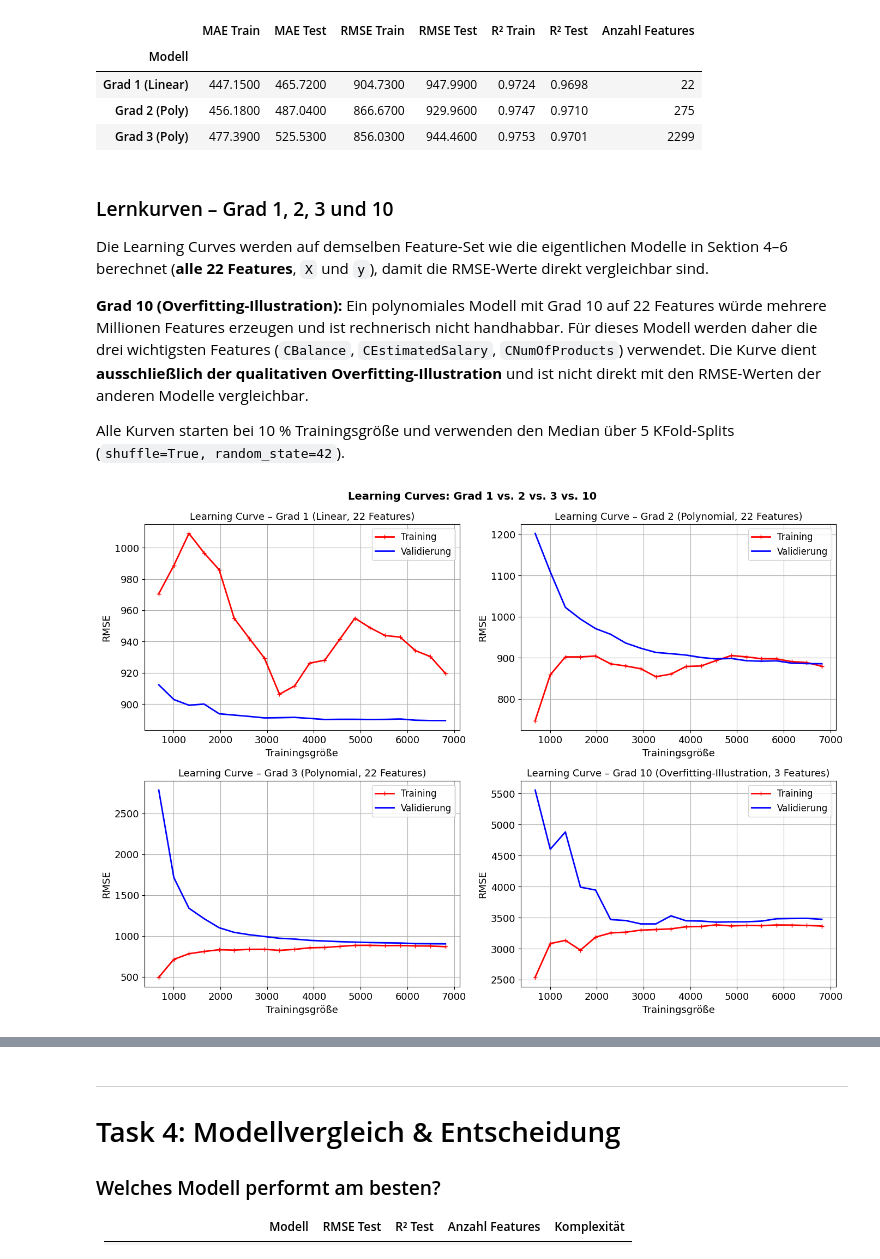
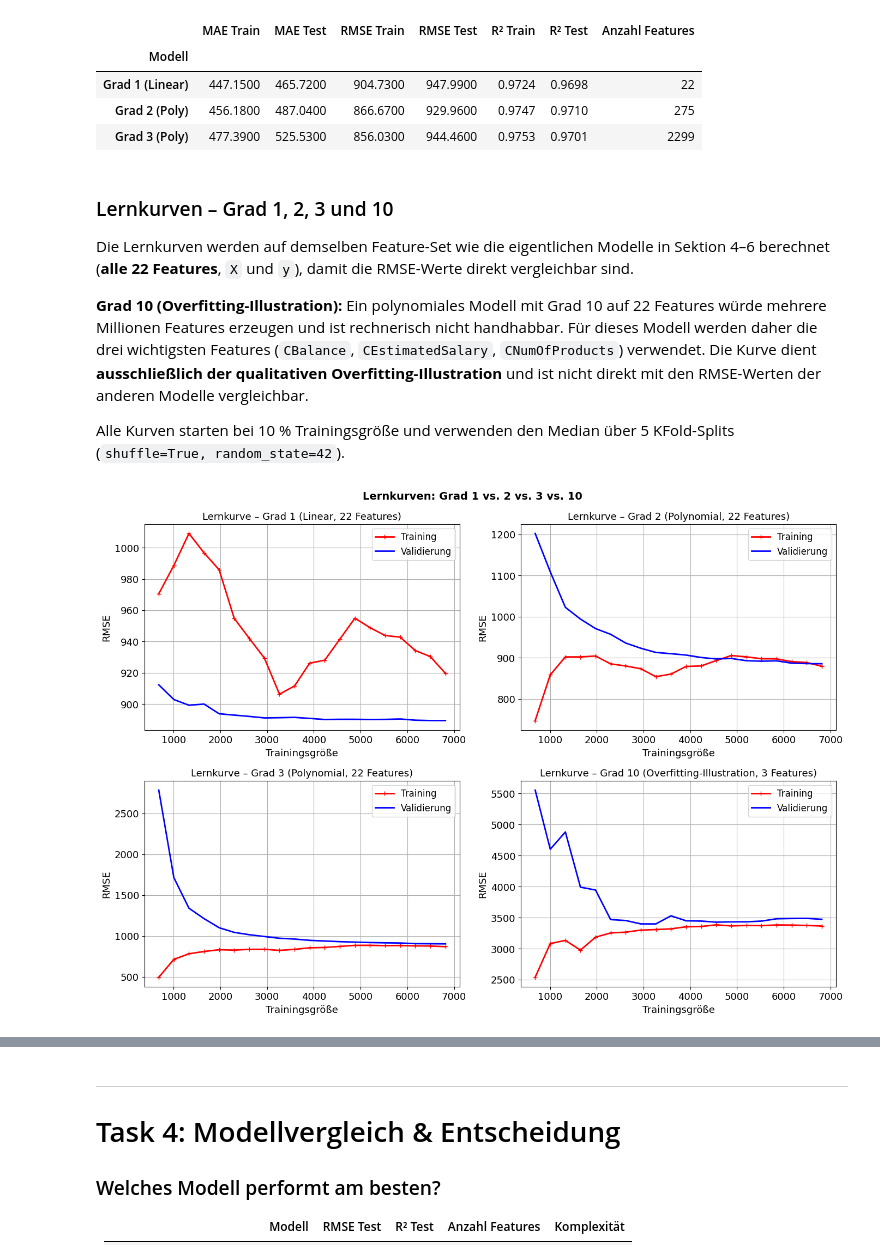
Before and after one commit to PatrickSchubert-Munich/DataScience_and_ML_Assignment, a Jupyter notebook: 02_regression/Assignment_02_2130238.ipynb, the cells around one changed output, grey strips where cells are left out. Cells and saved outputs as stored; diff of their text form; code cells hidden in the pictures.

```diff
--- a/02_regression/Assignment_02_2130238.ipynb
+++ b/02_regression/Assignment_02_2130238.ipynb
@@ -493,13 +495,13 @@ df_results
 # %% [markdown]
 ### Lernkurven – Grad 1, 2, 3 und 10
 
-Die Learning Curves werden auf demselben Feature-Set wie die eigentlichen Modelle in Sektion 4–6 berechnet (**alle 22 Features**, `X` und `y`), damit die RMSE-Werte direkt vergleichbar sind.
+Die Lernkurven werden auf demselben Feature-Set wie die eigentlichen Modelle in Sektion 4–6 berechnet (**alle 22 Features**, `X` und `y`), damit die RMSE-Werte direkt vergleichbar sind.
 
 **Grad 10 (Overfitting-Illustration):** Ein polynomiales Modell mit Grad 10 auf 22 Features würde mehrere Millionen Features erzeugen und ist rechnerisch nicht handhabbar. Für dieses Modell werden daher die drei wichtigsten Features (`CBalance`, `CEstimatedSalary`, `CNumOfProducts`) verwendet. Die Kurve dient **ausschließlich der qualitativen Overfitting-Illustration** und ist nicht direkt mit den RMSE-Werten der anderen Modelle vergleichbar.
 
 Alle Kurven starten bei 10 % Trainingsgröße und verwenden den Median über 5 KFold-Splits (`shuffle=True, random_state=42`).
 # %%
-# Reproduzierbare, gemischte Folds für stabilere Learning Curves
+# Reproduzierbare, gemischte Folds für stabilere Lernkurven
 cv_strategy = KFold(n_splits=K_FOLD_SPLITS, shuffle=True, random_state=RANDOM_STATE)
 
 def compute_learning_curve_rmse(model, X_data, y_data, train_sizes, cv):
@@ -543,36 +545,36 @@ X_lc_3 = df[['CBalance', 'CEstimatedSalary', 'CNumOfProducts']].values
 y_lc_3  = y.values
 
 # Lernkurven berechnen
 sizes_1,  train_1,  valid_1  = compute_learning_curve_rmse(model_1,  X_lc_full, y_lc_full, train_sizes, cv_strategy)
 sizes_2,  train_2,  valid_2  = compute_learning_curve_rmse(model_2,  X_lc_full, y_lc_full, train_sizes, cv_strategy)
 sizes_3,  train_3,  valid_3  = compute_learning_curve_rmse(model_3,  X_lc_full, y_lc_full, train_sizes, cv_strategy)
 sizes_10, train_10, valid_10 = compute_learning_curve_rmse(model_10, X_lc_3,    y_lc_3,    train_sizes, cv_strategy)
 
 # 2×2 Plot
 fig, axes = plt.subplots(2, 2, figsize=(14, 10))
 axes = axes.ravel()
 
 curves = [
     (sizes_1,  train_1,  valid_1,  'Grad 1 (Linear, 22 Features)'),
     (sizes_2,  train_2,  valid_2,  'Grad 2 (Polynomial, 22 Features)'),
     (sizes_3,  train_3,  valid_3,  'Grad 3 (Polynomial, 22 Features)'),
     (sizes_10, train_10, valid_10, 'Grad 10 (Overfitting-Illustration, 3 Features)'),
 ]
 
 for ax, (sizes, train_err, valid_err, title) in zip(axes, curves):
     ax.plot(sizes, train_err, 'r-+', linewidth=2, label='Training')
     ax.plot(sizes, valid_err, 'b-',  linewidth=2, label='Validierung')
-    ax.set_title(f'Learning Curve – {title}')
+    ax.set_title(f'Lernkurve – {title}')
     ax.set_xlabel('Trainingsgröße')
     ax.set_ylabel('RMSE')
     ax.legend(loc='upper right')
     ax.grid(True)
 
-plt.suptitle('Learning Curves: Grad 1 vs. 2 vs. 3 vs. 10', fontsize=14, fontweight='bold')
+plt.suptitle('Lernkurven: Grad 1 vs. 2 vs. 3 vs. 10', fontsize=14, fontweight='bold')
 plt.tight_layout()
 plt.show()
 # %% [output]
-[figure, old version]
+[figure, new version]
 # %% [markdown]
 ## 3.4 Interpretation der Ergebnisse
 
```
Also changed, not shown: parts of 53 cells of this notebook.
